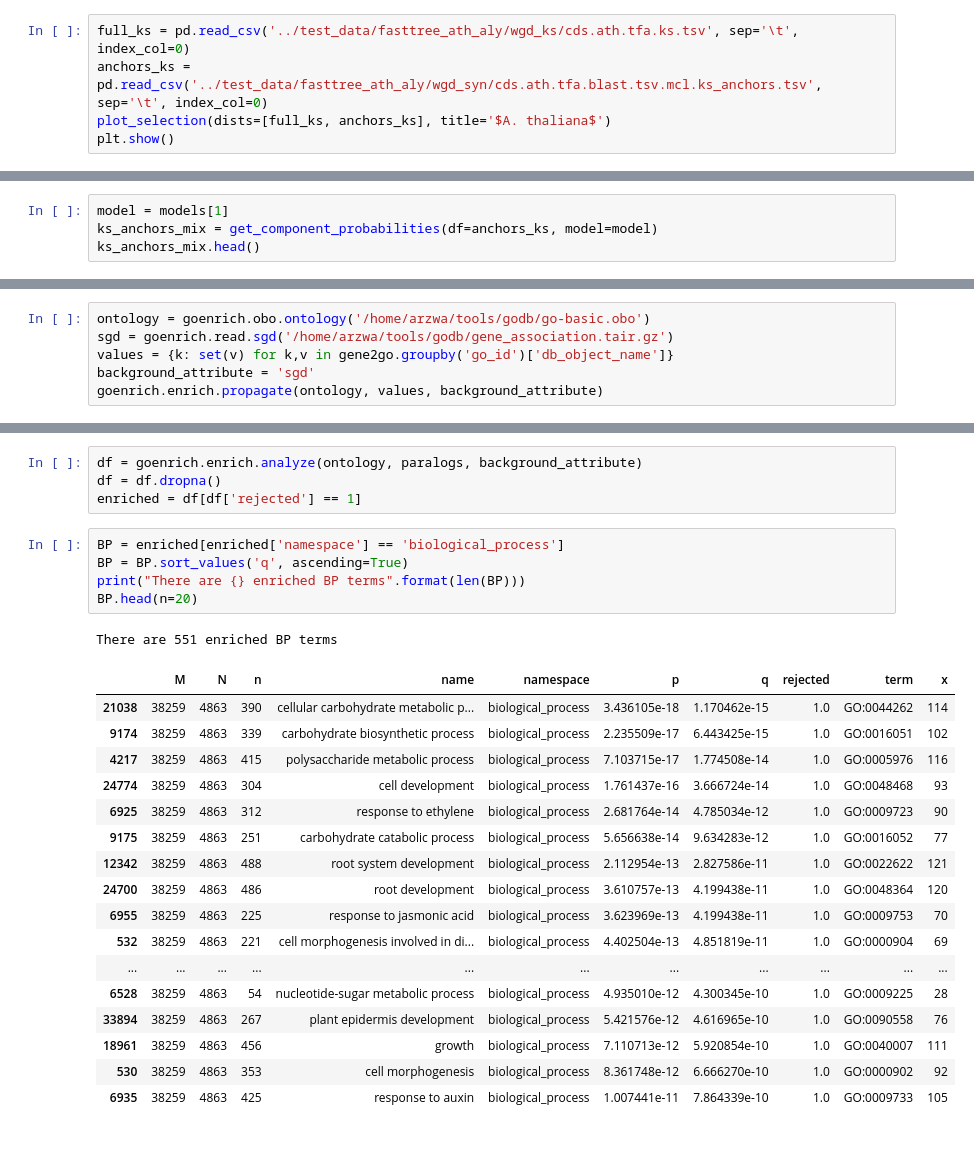
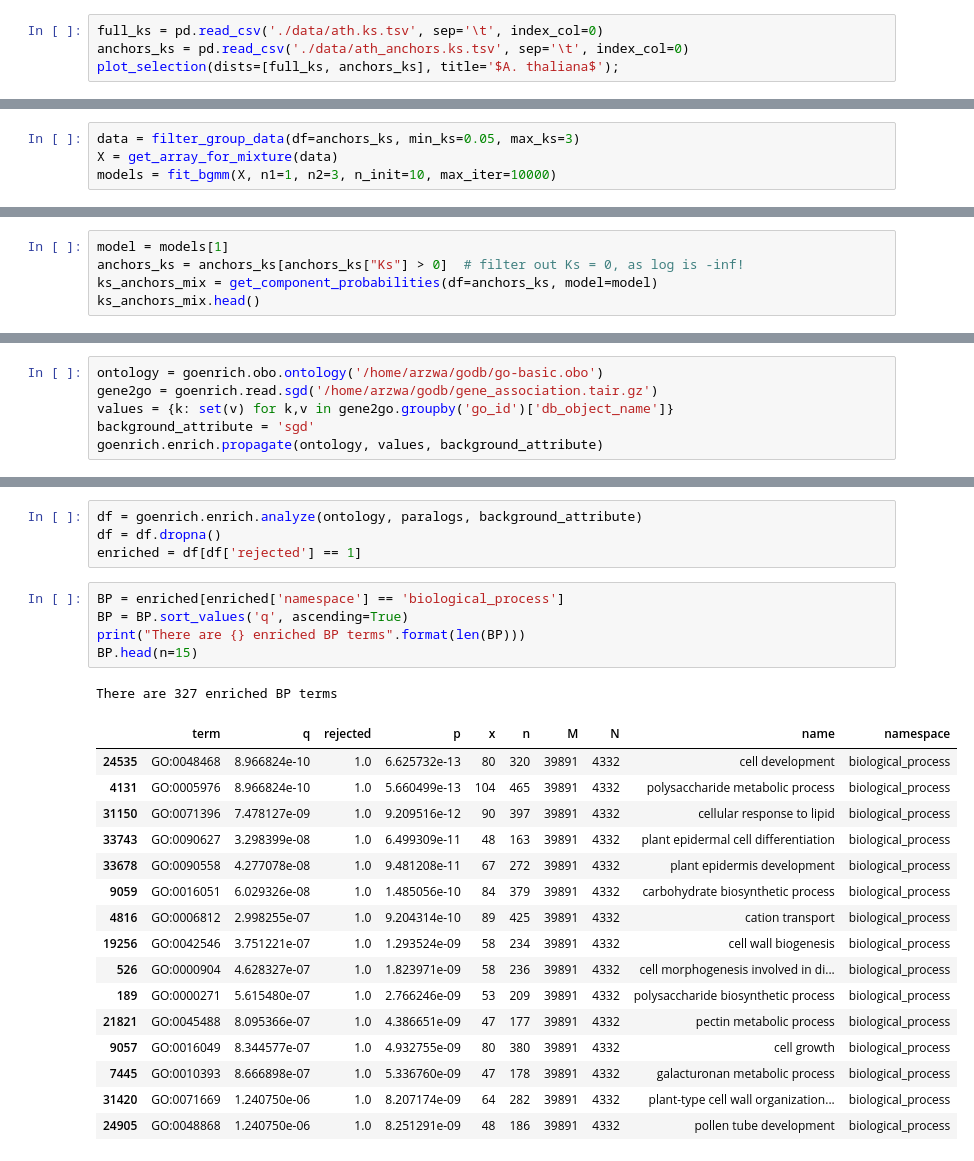
Before and after one commit to arzwa/wgd, a Jupyter notebook: example/wgd_go_enrichment.ipynb, the cells around one changed output, grey strips where cells are left out. Drawn from its saved outputs; the diff is of its cells as text.

```diff
--- a/example/wgd_go_enrichment.ipynb
+++ b/example/wgd_go_enrichment.ipynb
@@ -14,8 +13,7 @@ import goenrich
 
 The distributions were computed using the '`wgd ks`' and '`wgd syn`' commands from the '`wgd`' CLI.
 # %%
-full_ks = pd.read_csv('../test_data/fasttree_ath_aly/wgd_ks/cds.ath.tfa.ks.tsv', sep='\t', index_col=0)
-anchors_ks = pd.read_csv('../test_data/fasttree_ath_aly/wgd_syn/cds.ath.tfa.blast.tsv.mcl.ks_anchors.tsv', sep='\t', index_col=0)
-plot_selection(dists=[full_ks, anchors_ks], title='$A. thaliana$')
-plt.show()
+full_ks = pd.read_csv('./data/ath.ks.tsv', sep='\t', index_col=0)
+anchors_ks = pd.read_csv('./data/ath_anchors.ks.tsv', sep='\t', index_col=0)
+plot_selection(dists=[full_ks, anchors_ks], title='$A. thaliana$');
 # %% [output]
@@ -36,0 +29,4 @@ WARNING:root:Dropped 11767 NaN containing rows.
+# %%
+data = filter_group_data(df=anchors_ks, min_ks=0.05, max_ks=3)
+X = get_array_for_mixture(data)
+models = fit_bgmm(X, n1=1, n2=3, n_init=10, max_iter=10000)
@@ -38,6 +40,7 @@ WARNING:root:Dropped 11767 NaN containing rows.
 It seems more parsimonious to use the two-component model, so I will use that one. I will  now select components from the first component.
 # %%
 model = models[1]
+anchors_ks = anchors_ks[anchors_ks["Ks"] > 0]  # filter out Ks = 0, as log is -inf!
 ks_anchors_mix = get_component_probabilities(df=anchors_ks, model=model)
 ks_anchors_mix.head()
 # %% [output]
@@ -60,8 +63,8 @@ I have the genes of interest, _i.e._ the ones I hope to resemble paralogs retain
 # %% [markdown]
 **Set up the GO enrichment analysis**
 # %%
-ontology = goenrich.obo.ontology('/home/arzwa/tools/godb/go-basic.obo')
-sgd = goenrich.read.sgd('/home/arzwa/tools/godb/gene_association.tair.gz')
+ontology = goenrich.obo.ontology('/home/arzwa/godb/go-basic.obo')
+gene2go = goenrich.read.sgd('/home/arzwa/godb/gene_association.tair.gz')
 values = {k: set(v) for k,v in gene2go.groupby('go_id')['db_object_name']}
 background_attribute = 'sgd'
 goenrich.enrich.propagate(ontology, values, background_attribute)
@@ -76,27 +79,26 @@ enriched = df[df['rejected'] == 1]
 # %%
 BP = enriched[enriched['namespace'] == 'biological_process']
 BP = BP.sort_values('q', ascending=True)
 print("There are {} enriched BP terms".format(len(BP)))
-BP.head(n=20)
+BP.head(n=15)
 # %% [output]
-There are 551 enriched BP terms
+There are 327 enriched BP terms
-|  | M | N | n | name | namespace | p | q | rejected | term | x |
-| 21038 | 38259 | 4863 | 390 | cellular carbohydrate metabolic p... | biological_process | 3.436105e-18 | 1.170462e-15 | 1.0 | GO:0044262 | 114 |
-| 9174 | 38259 | 4863 | 339 | carbohydrate biosynthetic process | biological_process | 2.235509e-17 | 6.443425e-15 | 1.0 | GO:0016051 | 102 |
-| 4217 | 38259 | 4863 | 415 | polysaccharide metabolic process | biological_process | 7.103715e-17 | 1.774508e-14 | 1.0 | GO:0005976 | 116 |
-| 24774 | 38259 | 4863 | 304 | cell development | biological_process | 1.761437e-16 | 3.666724e-14 | 1.0 | GO:0048468 | 93 |
-| 6925 | 38259 | 4863 | 312 | response to ethylene | biological_process | 2.681764e-14 | 4.785034e-12 | 1.0 | GO:0009723 | 90 |
-| 9175 | 38259 | 4863 | 251 | carbohydrate catabolic process | biological_process | 5.656638e-14 | 9.634283e-12 | 1.0 | GO:0016052 | 77 |
-| 12342 | 38259 | 4863 | 488 | root system development | biological_process | 2.112954e-13 | 2.827586e-11 | 1.0 | GO:0022622 | 121 |
-| 24700 | 38259 | 4863 | 486 | root development | biological_process | 3.610757e-13 | 4.199438e-11 | 1.0 | GO:0048364 | 120 |
-| 6955 | 38259 | 4863 | 225 | response to jasmonic acid | biological_process | 3.623969e-13 | 4.199438e-11 | 1.0 | GO:0009753 | 70 |
-| 532 | 38259 | 4863 | 221 | cell morphogenesis involved in di... | biological_process | 4.402504e-13 | 4.851819e-11 | 1.0 | GO:0000904 | 69 |
-| ... | ... | ... | ... | ... | ... | ... | ... | ... | ... | ... |
-| 6528 | 38259 | 4863 | 54 | nucleotide-sugar metabolic process | biological_process | 4.935010e-12 | 4.300345e-10 | 1.0 | GO:0009225 | 28 |
-| 33894 | 38259 | 4863 | 267 | plant epidermis development | biological_process | 5.421576e-12 | 4.616965e-10 | 1.0 | GO:0090558 | 76 |
-| 18961 | 38259 | 4863 | 456 | growth | biological_process | 7.110713e-12 | 5.920854e-10 | 1.0 | GO:0040007 | 111 |
-| 530 | 38259 | 4863 | 353 | cell morphogenesis | biological_process | 8.361748e-12 | 6.666270e-10 | 1.0 | GO:0000902 | 92 |
-| 6935 | 38259 | 4863 | 425 | response to auxin | biological_process | 1.007441e-11 | 7.864339e-10 | 1.0 | GO:0009733 | 105 |
+|  | term | q | rejected | p | x | n | M | N | name | namespace |
+| 24535 | GO:0048468 | 8.966824e-10 | 1.0 | 6.625732e-13 | 80 | 320 | 39891 | 4332 | cell development | biological_process |
+| 4131 | GO:0005976 | 8.966824e-10 | 1.0 | 5.660499e-13 | 104 | 465 | 39891 | 4332 | polysaccharide metabolic process | biological_process |
+| 31150 | GO:0071396 | 7.478127e-09 | 1.0 | 9.209516e-12 | 90 | 397 | 39891 | 4332 | cellular response to lipid | biological_process |
+| 33743 | GO:0090627 | 3.298399e-08 | 1.0 | 6.499309e-11 | 48 | 163 | 39891 | 4332 | plant epidermal cell differentiation | biological_process |
+| 33678 | GO:0090558 | 4.277078e-08 | 1.0 | 9.481208e-11 | 67 | 272 | 39891 | 4332 | plant epidermis development | biological_process |
+| 9059 | GO:0016051 | 6.029326e-08 | 1.0 | 1.485056e-10 | 84 | 379 | 39891 | 4332 | carbohydrate biosynthetic process | biological_process |
+| 4816 | GO:0006812 | 2.998255e-07 | 1.0 | 9.204314e-10 | 89 | 425 | 39891 | 4332 | cation transport | biological_process |
+| 19256 | GO:0042546 | 3.751221e-07 | 1.0 | 1.293524e-09 | 58 | 234 | 39891 | 4332 | cell wall biogenesis | biological_process |
+| 526 | GO:0000904 | 4.628327e-07 | 1.0 | 1.823971e-09 | 58 | 236 | 39891 | 4332 | cell morphogenesis involved in di... | biological_process |
+| 189 | GO:0000271 | 5.615480e-07 | 1.0 | 2.766246e-09 | 53 | 209 | 39891 | 4332 | polysaccharide biosynthetic process | biological_process |
+| 21821 | GO:0045488 | 8.095366e-07 | 1.0 | 4.386651e-09 | 47 | 177 | 39891 | 4332 | pectin metabolic process | biological_process |
+| 9057 | GO:0016049 | 8.344577e-07 | 1.0 | 4.932755e-09 | 80 | 380 | 39891 | 4332 | cell growth | biological_process |
+| 7445 | GO:0010393 | 8.666898e-07 | 1.0 | 5.336760e-09 | 47 | 178 | 39891 | 4332 | galacturonan metabolic process | biological_process |
+| 31420 | GO:0071669 | 1.240750e-06 | 1.0 | 8.207174e-09 | 64 | 282 | 39891 | 4332 | plant-type cell wall organization... | biological_process |
+| 24905 | GO:0048868 | 1.240750e-06 | 1.0 | 8.251291e-09 | 48 | 186 | 39891 | 4332 | pollen tube development | biological_process |
 # %% [markdown]
 $M$ is the total number of genes (background set), $N$ the number of genes in the ste of interest, $n$ the number of genes annotated with the particular term in the background set and $x$ the number of genes with the term of interest annotated in the test set of interest.
 
```
Also changed, not shown: parts of 9 cells of this notebook, 9 other files.
